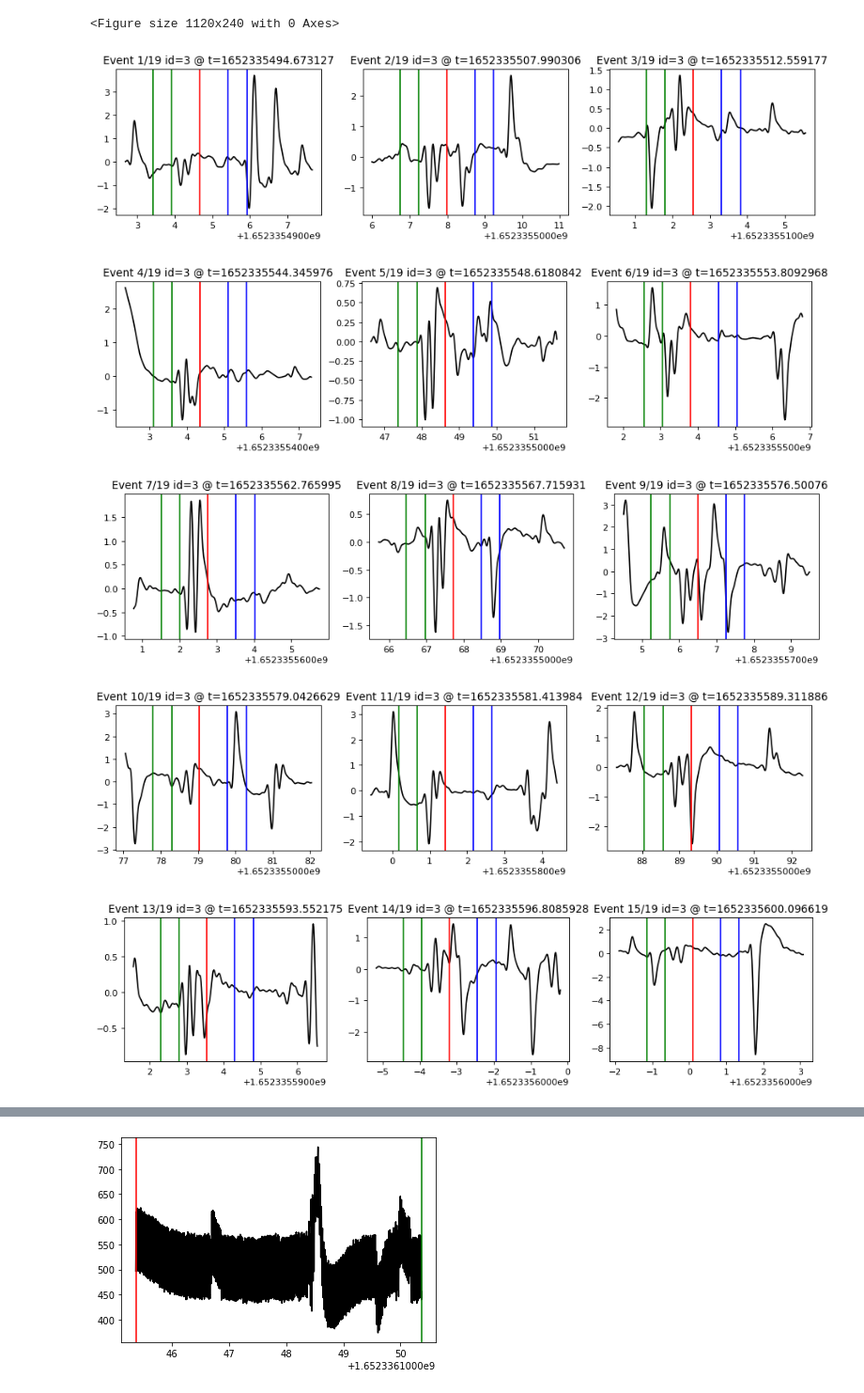
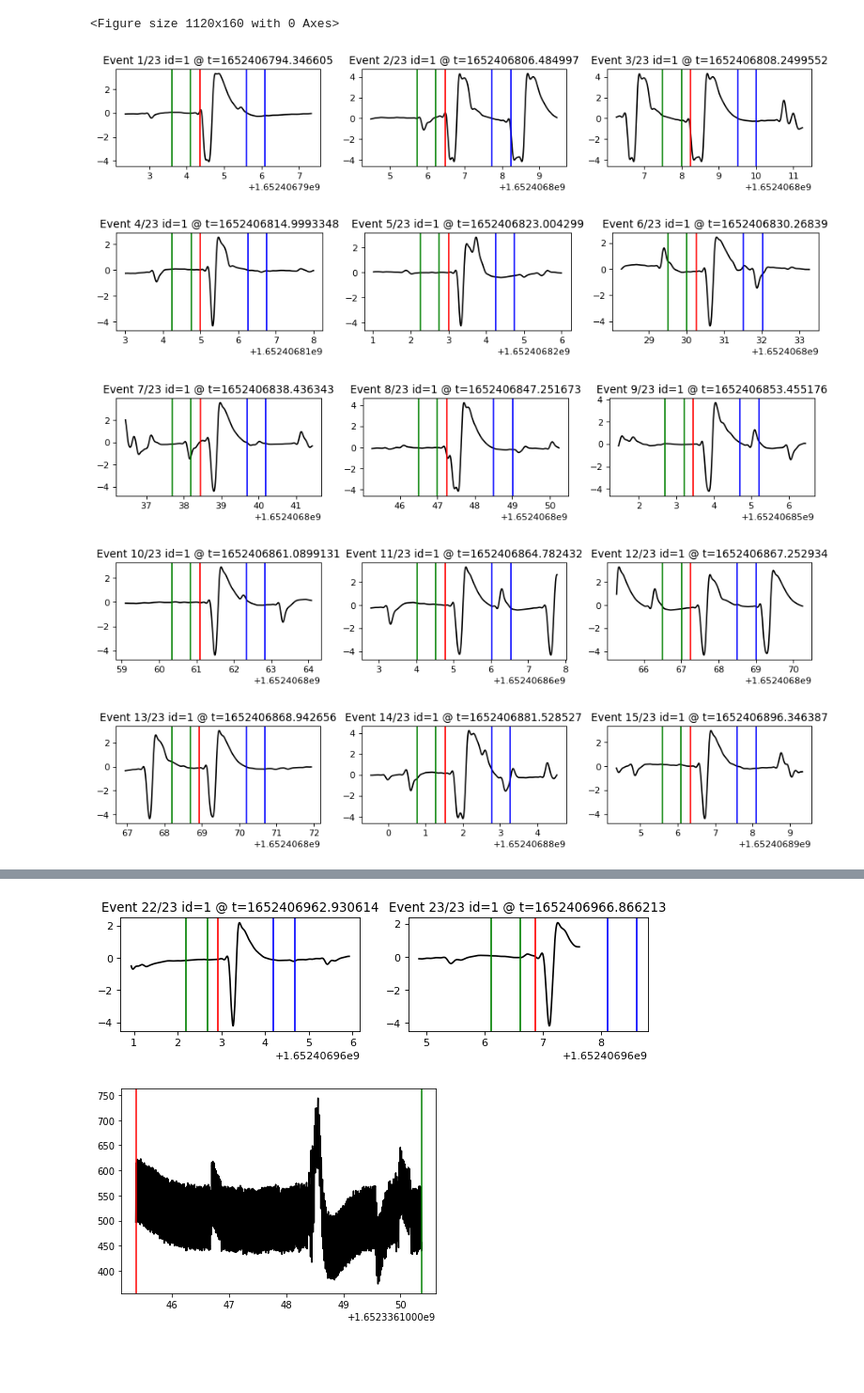
Before and after one commit to mattyhempstead/brain4, a Jupyter notebook: final/analysis/build_model.ipynb, the cells around one changed output, grey strips where cells are left out. Shown at 94% size. Saved outputs shown, nothing was run; the diff lists cells and outputs as text; code cells hidden in the pictures; blank space fills up the shorter version.

```diff
--- a/final/analysis/build_model.ipynb
+++ b/final/analysis/build_model.ipynb
@@ -538,35 +566,44 @@ plt.show()
 # %%
 from data_load import load_sample_data, load_event_data, downsample
 from data_transform import LP_Filter
 
 # PLOT_FILE_NAME = FILE_NAMES_TRAIN[0]
-PLOT_FILE_NAME = FILE_NAMES_TEST[0]
+# PLOT_FILE_NAME = FILE_NAMES_TEST[0]
+
+# PLOT_FILE_NAME = "DATA_2022-05-12_Josh_0001_0_1652333343"
+
+# PLOT_FILE_NAME = "DATA_2022-05-13_Josh_0001_3_1652400625"
+# PLOT_FILE_NAME = "DATA_2022-05-13_Josh_0001_3_1652400939"
+# PLOT_FILE_NAME = "DATA_2022-05-13_Josh_0001_4_1652401267"
+
+PLOT_FILE_NAME = "DATA_2022-05-13_Josh_0001_7_1652406788"
+
 
 samples_df = load_sample_data(SAMPLES_PATH + PLOT_FILE_NAME)
 samples_df["sample"] = LP_Filter(samples_df["sample"], cutOff=7)
 samples_df = downsample(samples_df, n=DOWNSAMPLE_RATE)
 
 events_df = load_event_data(
     file_path = EVENTS_PATH + PLOT_FILE_NAME,
     event_id_map = EVENT_ID_MAP,
     event_color_map = EVENT_COLOR_MAP,
 )
 
 plot_samples_events_individual(
     samples_df, events_df,
-    event_id = 3,
+    event_id = 1,
 
     event_length = EVENT_LENGTH,
     event_start = EVENT_START,
     event_end = EVENT_END,
 
     event_sample_count = 500,
     event_sample_offset = -200,
 )
 # %% [output]
-<Figure size 1120x240 with 0 Axes>
+<Figure size 1120x160 with 0 Axes>
-[figure, old version]
+[figure, new version]
-[figure, old version]
+[figure, new version]
-[figure, old version]
+[figure, new version]
-[figure, old version]
+[figure, new version]
-[figure, old version]
+[figure, new version]
@@ -575,3 +612,4 @@ plot_samples_events_individual(
+[figure, added]
 # %%
 # PLOT_FILE_NAME = FILE_NAMES_TRAIN[2]
 PLOT_FILE_NAME = FILE_NAMES_TEST[1]
```
Also changed, not shown: parts of 31 cells of this notebook, 6 other files.
